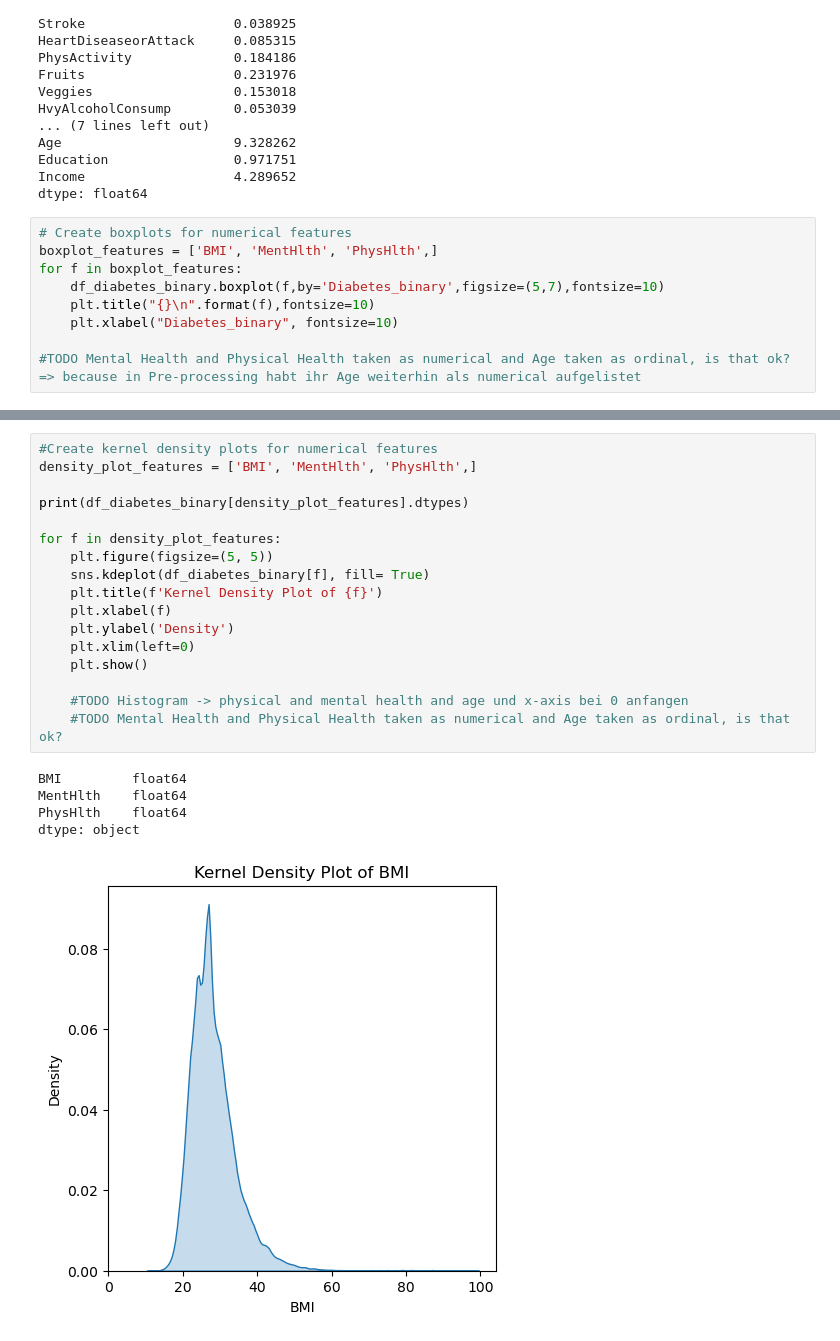
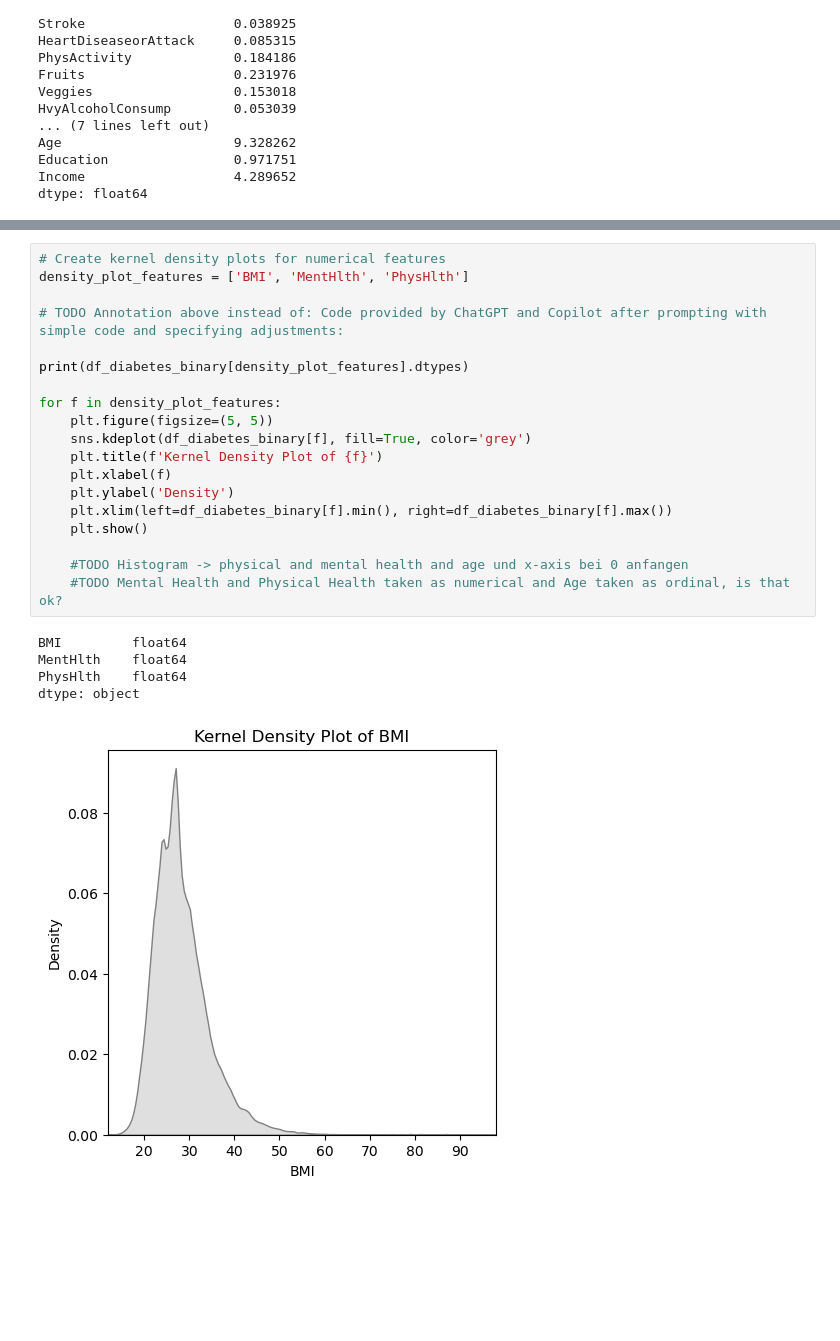
Before and after one commit to benediktpri/ie500_data_mining_project, a Jupyter notebook: notebooks/data_exploration.ipynb, the cells around one changed output, grey strips where cells are left out. Saved outputs shown, nothing was run; the diff lists cells and outputs as text; blank space fills up the shorter version.

```diff
--- a/notebooks/data_exploration.ipynb
+++ b/notebooks/data_exploration.ipynb
@@ -129,12 +136,3 @@ Age                      9.328262
 Education                0.971751
 Income                   4.289652
 dtype: float64
-# %%
-# Create boxplots for numerical features
-boxplot_features = ['BMI', 'MentHlth', 'PhysHlth',]
-for f in boxplot_features:
-    df_diabetes_binary.boxplot(f,by='Diabetes_binary',figsize=(5,7),fontsize=10)
-    plt.title("{}\n".format(f),fontsize=10)
-    plt.xlabel("Diabetes_binary", fontsize=10)
-
-#TODO Mental Health and Physical Health taken as numerical and Age taken as ordinal, is that ok? => because in Pre-processing habt ihr Age weiterhin als numerical aufgelistet
@@ -145,23 +193,25 @@ for f in boxplot_features:
 # %%
-#Create kernel density plots for numerical features
-density_plot_features = ['BMI', 'MentHlth', 'PhysHlth',]
+# Create kernel density plots for numerical features
+density_plot_features = ['BMI', 'MentHlth', 'PhysHlth']
+
+# TODO Annotation above instead of: Code provided by ChatGPT and Copilot after prompting with simple code and specifying adjustments:
 
 print(df_diabetes_binary[density_plot_features].dtypes)
 
 for f in density_plot_features:
     plt.figure(figsize=(5, 5))
-    sns.kdeplot(df_diabetes_binary[f], fill= True)
+    sns.kdeplot(df_diabetes_binary[f], fill=True, color='grey')
     plt.title(f'Kernel Density Plot of {f}')
     plt.xlabel(f)
     plt.ylabel('Density')
-    plt.xlim(left=0)
+    plt.xlim(left=df_diabetes_binary[f].min(), right=df_diabetes_binary[f].max())
     plt.show()
 
     #TODO Histogram -> physical and mental health and age und x-axis bei 0 anfangen
     #TODO Mental Health and Physical Health taken as numerical and Age taken as ordinal, is that ok?
 # %% [output]
 BMI         float64
 MentHlth    float64
 PhysHlth    float64
 dtype: object
-[figure, old version]
+[figure, new version]
```
Also changed, not shown: parts of 16 cells of this notebook.
